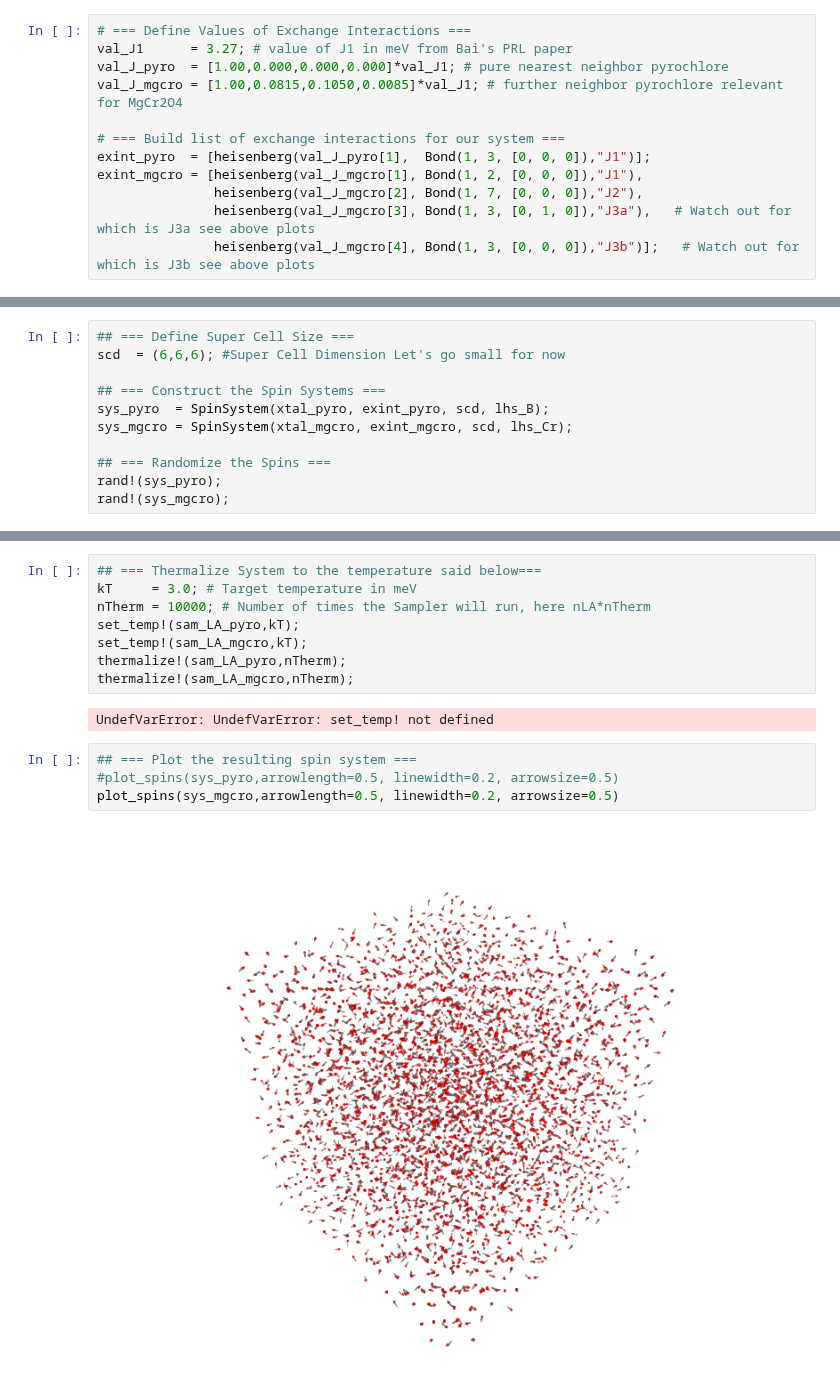
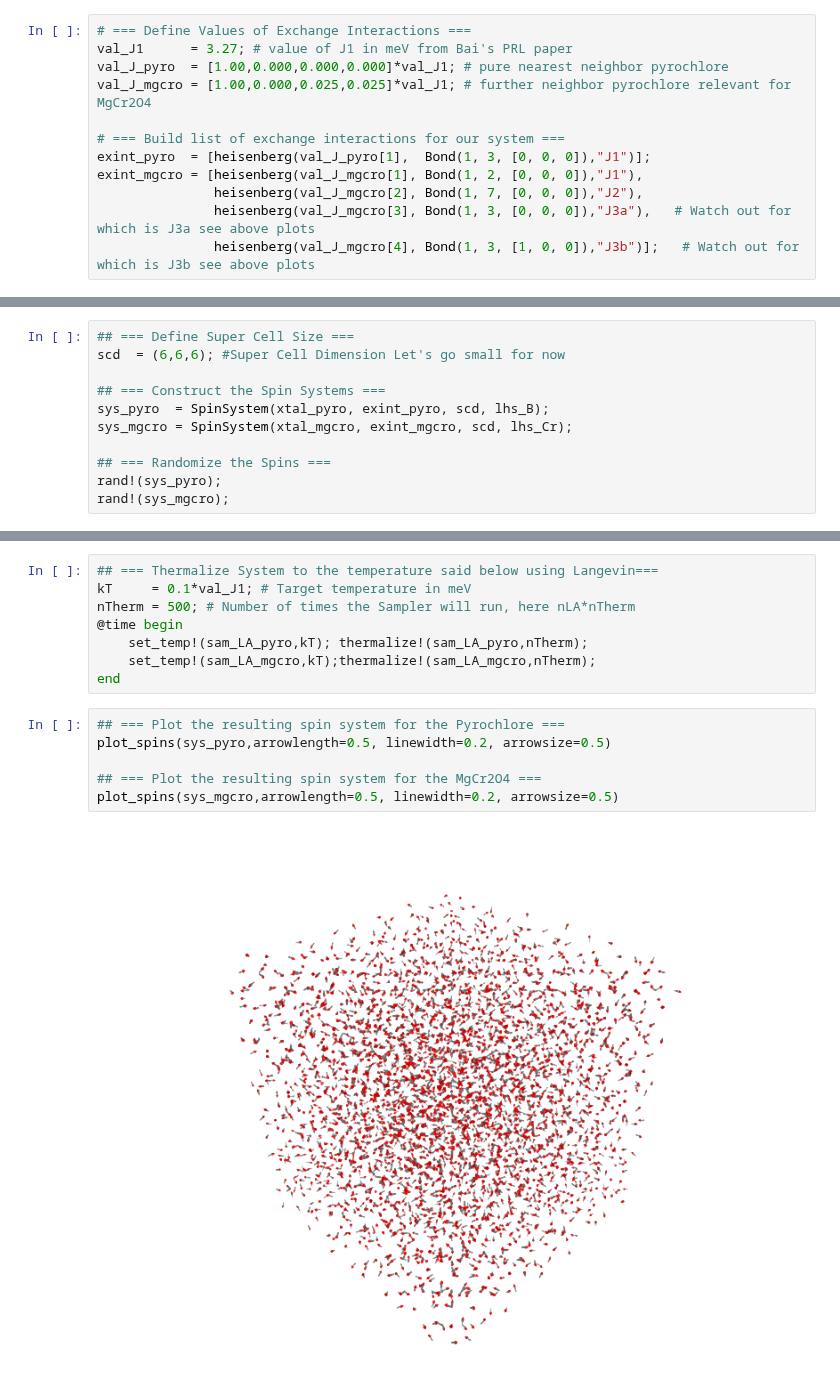
Before and after one commit to SunnySuite/SunnyTutorials, a Jupyter notebook: tutorials/MgCr2O4/MgCr2O4_tutorial.ipynb, the cells around one changed output, grey strips where cells are left out. Cells and saved outputs as stored; diff of their text form.

```diff
--- a/tutorials/MgCr2O4/MgCr2O4_tutorial.ipynb
+++ b/tutorials/MgCr2O4/MgCr2O4_tutorial.ipynb
@@ -286,14 +290,14 @@ lhs_B   = [SiteInfo(1; N=0, g=2.0, spin_rescaling=3/2)];
 # === Define Values of Exchange Interactions ===
 val_J1      = 3.27; # value of J1 in meV from Bai's PRL paper
 val_J_pyro  = [1.00,0.000,0.000,0.000]*val_J1; # pure nearest neighbor pyrochlore
-val_J_mgcro = [1.00,0.0815,0.1050,0.0085]*val_J1; # further neighbor pyrochlore relevant for MgCr2O4
+val_J_mgcro = [1.00,0.000,0.025,0.025]*val_J1; # further neighbor pyrochlore relevant for MgCr2O4
 
 # === Build list of exchange interactions for our system ===
 exint_pyro  = [heisenberg(val_J_pyro[1],  Bond(1, 3, [0, 0, 0]),"J1")];
 exint_mgcro = [heisenberg(val_J_mgcro[1], Bond(1, 2, [0, 0, 0]),"J1"),
                heisenberg(val_J_mgcro[2], Bond(1, 7, [0, 0, 0]),"J2"),
-               heisenberg(val_J_mgcro[3], Bond(1, 3, [0, 1, 0]),"J3a"),   # Watch out for which is J3a see above plots
-               heisenberg(val_J_mgcro[4], Bond(1, 3, [0, 0, 0]),"J3b")];   # Watch out for which is J3b see above plots
+               heisenberg(val_J_mgcro[3], Bond(1, 3, [0, 0, 0]),"J3a"),   # Watch out for which is J3a see above plots
+               heisenberg(val_J_mgcro[4], Bond(1, 3, [1, 0, 0]),"J3b")];   # Watch out for which is J3b see above plots
 # %% [markdown]
 #### Building the spin system ####
 # %%
@@ -322,16 +334,16 @@ sam_LA_mgcro = LangevinSampler(sys_mgcro, kT, α, Δt, nLA);
 # %%
-## === Thermalize System to the temperature said below===
-kT     = 3.0; # Target temperature in meV
-nTherm = 10000; # Number of times the Sampler will run, here nLA*nTherm
-set_temp!(sam_LA_pyro,kT);
-set_temp!(sam_LA_mgcro,kT);
-thermalize!(sam_LA_pyro,nTherm);
-thermalize!(sam_LA_mgcro,nTherm);
+## === Thermalize System to the temperature said below using Langevin===
+kT     = 0.1*val_J1; # Target temperature in meV
+nTherm = 500; # Number of times the Sampler will run, here nLA*nTherm
+@time begin
+    set_temp!(sam_LA_pyro,kT); thermalize!(sam_LA_pyro,nTherm);
+    set_temp!(sam_LA_mgcro,kT);thermalize!(sam_LA_mgcro,nTherm);
+end
-# %% [output]
-UndefVarError: UndefVarError: set_temp! not defined
 # %%
-## === Plot the resulting spin system ===
-#plot_spins(sys_pyro,arrowlength=0.5, linewidth=0.2, arrowsize=0.5)
+## === Plot the resulting spin system for the Pyrochlore ===
+plot_spins(sys_pyro,arrowlength=0.5, linewidth=0.2, arrowsize=0.5)
+
+## === Plot the resulting spin system for the MgCr2O4 ===
 plot_spins(sys_mgcro,arrowlength=0.5, linewidth=0.2, arrowsize=0.5)
 # %% [output]
-[figure, old version]
+[figure, new version]
```
Also changed, not shown: parts of 14 cells of this notebook, 1 other file.
